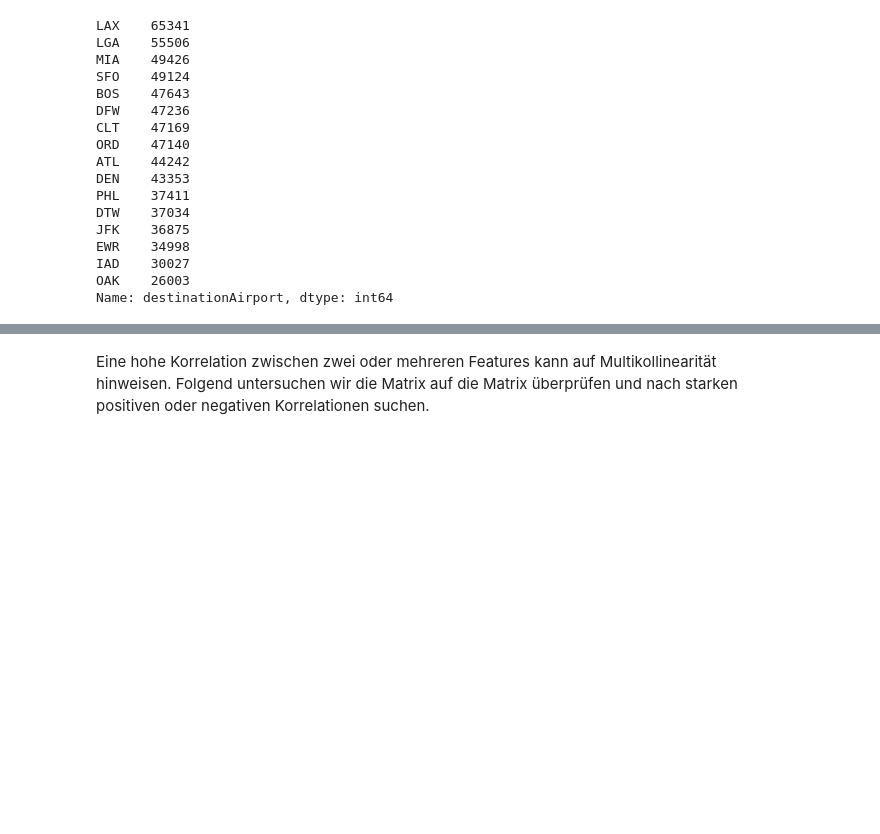
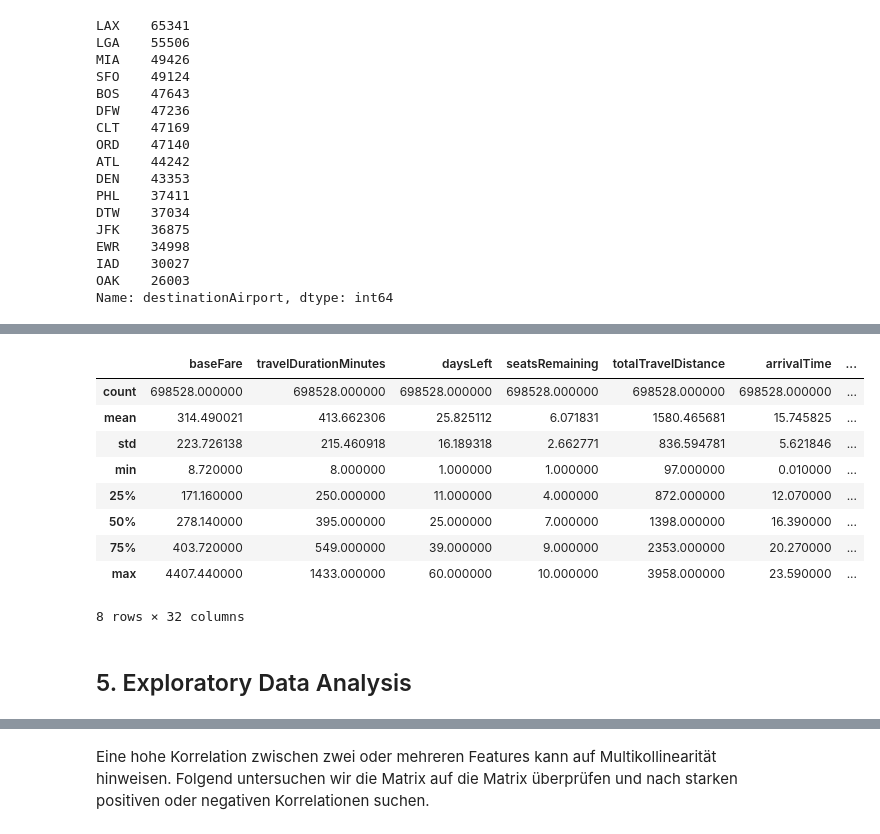
Before and after one commit to MarisaSo/learning_and_Soft, a Jupyter notebook: projekt_gruppe04.ipynb, the cells around one changed output, grey strips where cells are left out. Cells and saved outputs as stored; diff of their text form; code cells hidden in the pictures; blank space fills up the shorter version.

```diff
--- a/projekt_gruppe04.ipynb
+++ b/projekt_gruppe04.ipynb
@@ -848,0 +817,15 @@ NameError: name 'random_sample' is not defined
+# %%
+df_desired_columns.describe()
+# %% [output]
+|  | baseFare | travelDurationMinutes | daysLeft | seatsRemaining | totalTravelDistance | arrivalTime | ... |
+| count | 698528.000000 | 698528.000000 | 698528.000000 | 698528.000000 | 698528.000000 | 698528.000000 | ... |
+| mean | 314.490021 | 413.662306 | 25.825112 | 6.071831 | 1580.465681 | 15.745825 | ... |
+| std | 223.726138 | 215.460918 | 16.189318 | 2.662771 | 836.594781 | 5.621846 | ... |
+| min | 8.720000 | 8.000000 | 1.000000 | 1.000000 | 97.000000 | 0.010000 | ... |
+| 25% | 171.160000 | 250.000000 | 11.000000 | 4.000000 | 872.000000 | 12.070000 | ... |
+| 50% | 278.140000 | 395.000000 | 25.000000 | 7.000000 | 1398.000000 | 16.390000 | ... |
+| 75% | 403.720000 | 549.000000 | 39.000000 | 9.000000 | 2353.000000 | 20.270000 | ... |
+| max | 4407.440000 | 1433.000000 | 60.000000 | 10.000000 | 3958.000000 | 23.590000 | ... |
+8 rows × 32 columns
+# %% [markdown]
+## 5. Exploratory Data Analysis
```
Also changed, not shown: parts of 108 cells of this notebook.
